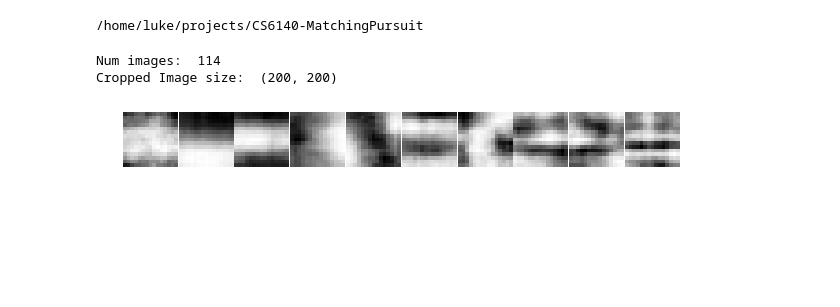
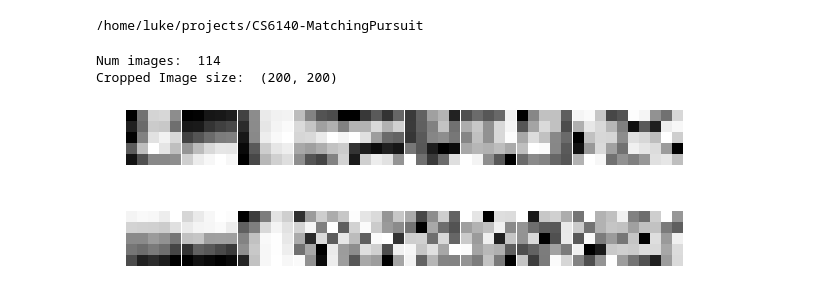
Before and after one commit to Lukeroberto/CS6140-MatchingPursuit, a Jupyter notebook: notebooks/Tests.ipynb, the cells around one changed output. Drawn from its saved outputs; the diff is of its cells as text; code cells hidden in the pictures; blank space fills up the shorter version.

```diff
--- a/notebooks/Tests.ipynb
+++ b/notebooks/Tests.ipynb
@@ -16,7 +16,7 @@ import numpy as np
 from tqdm import tqdm_notebook as tqdm
 from IPython.display import HTML
 # %%
-num_frames = 200
+num_frames = 300
 
 images = loadVideo("dataset/2011_09_26", num_frames)
 # %%
@@ -29,16 +29,16 @@ Num images:  114
 Cropped Image size:  (200, 200)
 # %%
 # Generate Dictionaries
-patch_size = 15
-num_samples = 500
+patch_size = 5
+num_samples = 100
 num_features = 10
 
 pca_features = generatePCADictionary(images, patch_size, num_samples, num_features)
-# optsparse_features = generateOptSparseDictionary(images, patch_size, num_samples, num_features)
-
+optsparse_features = generateOptSparseDictionary(images, patch_size, num_samples, num_features)
 plotDictionary(pca_features, "PCA")
-# plotDictionary(optsparse_features, "OptSparse")
+plotDictionary(optsparse_features, "OptSparse")
 # %% [output]
-[figure, old version]
+[figure, new version]
+[figure, added]
 # %%
 # Run through whole video
```
Also changed, not shown: parts of 5 cells of this notebook, 2 other files.
